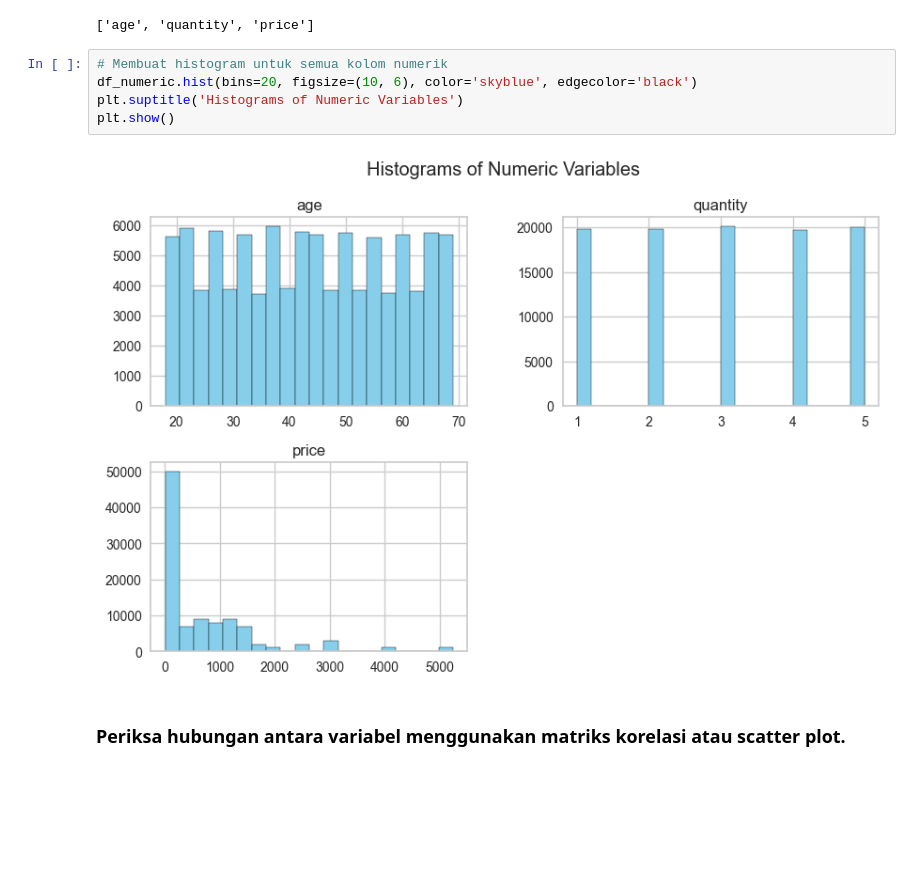
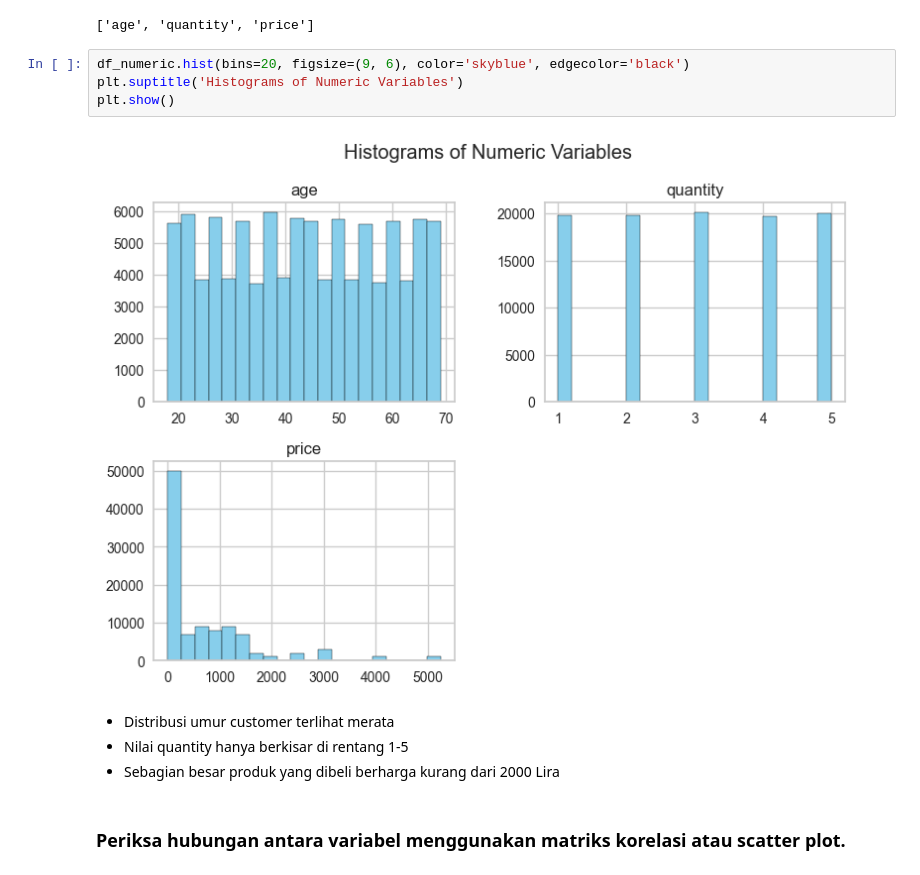
Before and after one commit to arguto1993/istanbul-retail-clustering-classification, a Jupyter notebook: clustering.ipynb, the cells around one changed output. Saved outputs shown, nothing was run; the diff lists cells and outputs as text; blank space fills up the shorter version.

```diff
--- a/clustering.ipynb
+++ b/clustering.ipynb
@@ -162,12 +162,15 @@ numeric_columns
 # %% [output]
 ['age', 'quantity', 'price']
 # %%
-# Membuat histogram untuk semua kolom numerik
-df_numeric.hist(bins=20, figsize=(10, 6), color='skyblue', edgecolor='black')
+df_numeric.hist(bins=20, figsize=(9, 6), color='skyblue', edgecolor='black')
 plt.suptitle('Histograms of Numeric Variables')
 plt.show()
 # %% [output]
-[figure, old version]
+[figure, new version]
+# %% [markdown]
+- Distribusi umur customer terlihat merata
+- Nilai quantity hanya berkisar di rentang 1-5
+- Sebagian besar produk yang dibeli berharga kurang dari 2000 Lira
 # %% [markdown]
 ### Periksa hubungan antara variabel menggunakan matriks korelasi atau scatter plot.
 # %%
```
Also changed, not shown: parts of 95 cells of this notebook, 1 other file.
